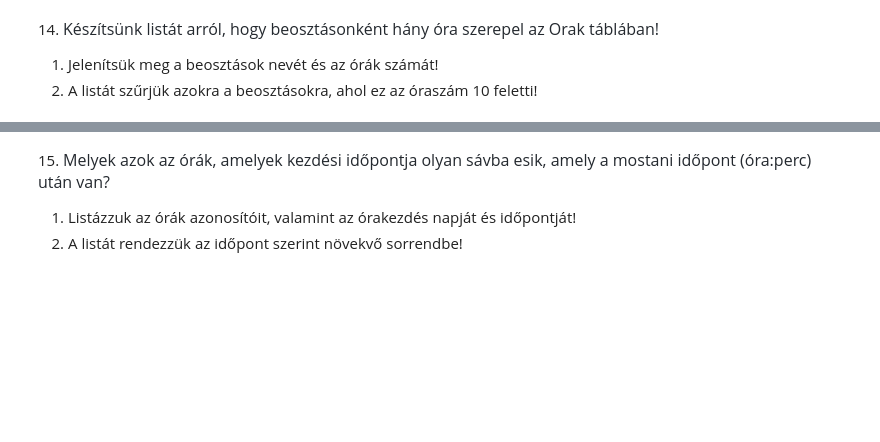
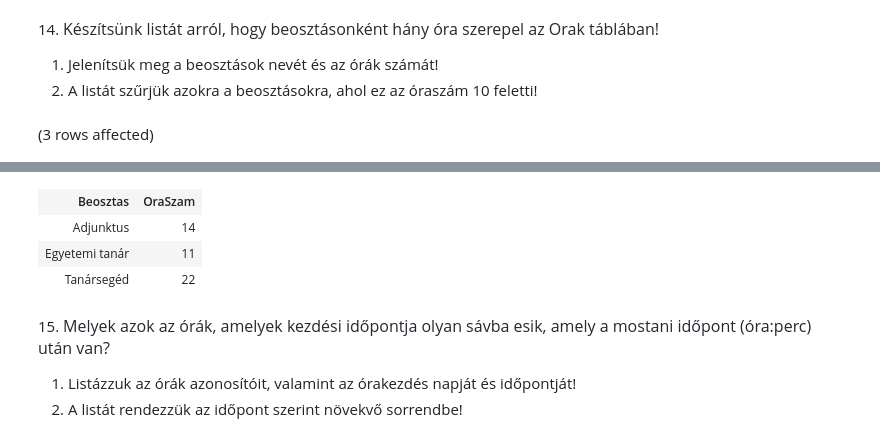
Before and after one commit to MatraBendi/SQL_G02, a Jupyter notebook: gyakorlat02_feladatok .ipynb, the cells around one changed output, grey strips where cells are left out. Cells and saved outputs as stored; diff of their text form; code cells hidden in the pictures; blank space fills up the shorter version.

```diff
--- a/gyakorlat02_feladatok .ipynb
+++ b/gyakorlat02_feladatok .ipynb
@@ -130,3 +157,12 @@ Total execution time: 00:00:00.026
 
 1. Jelenítsük meg a beosztások nevét és az órák számát!
 2. A listát szűrjük azokra a beosztásokra, ahol ez az óraszám 10 feletti!
+# %%
+SELECT Beosztasok.beosztasnev AS Beosztas, COUNT(*) AS OraSzam
+FROM Orak
+JOIN Oktatok ON Orak.tanar = Oktatok.oktato_id
+JOIN Beosztasok ON Oktatok.beosztás = Beosztasok.beosztas_id
+GROUP BY Beosztasok.beosztasnev
+HAVING COUNT(*) > 10;
+# %% [output]
+(3 rows affected)
@@ -133,3 +170,7 @@ Total execution time: 00:00:00.026
+| Beosztas | OraSzam |
+| Adjunktus | 14 |
+| Egyetemi tanár | 11 |
+| Tanársegéd | 22 |
 # %% [markdown]
 15. <span style="color: rgb(36, 41, 47); font-family: -apple-system, BlinkMacSystemFont, &quot;Segoe UI&quot;, Helvetica, Arial, sans-serif, &quot;Apple Color Emoji&quot;, &quot;Segoe UI Emoji&quot;; font-size: 16px;">Melyek azok az órák, amelyek kezdési időpontja olyan sávba esik, amely a mostani időpont (óra:perc) után van?</span>
 
```
Also changed, not shown: parts of 2 cells of this notebook.
